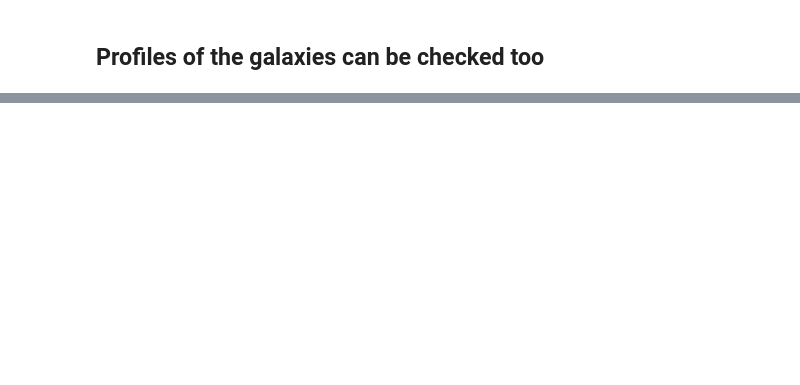
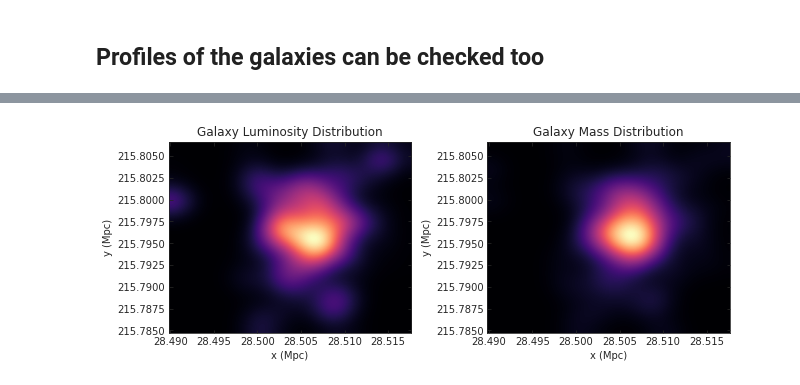
Before and after one commit to nesar/watercolor, a Jupyter notebook: nbs/index.ipynb, the cells around one changed output, grey strips where cells are left out. Drawn from its saved outputs; the diff is of its cells as text; code cells hidden in the pictures; blank space fills up the shorter version.

```diff
--- a/nbs/index.ipynb
+++ b/nbs/index.ipynb
@@ -799,8 +838,8 @@ plt.show()
 from scipy.ndimage import gaussian_filter
 # %%
 def canvas_plot(data,
-                canvas_size = 128,
-                gauss_sigma = 6):
+                canvas_size = 256,
+                gauss_sigma = 16):
 
     # Create a blank canvas
     # size of the canvas for the image
@@ -830,24 +869,26 @@ def canvas_plot(data,
 blurred_canvas_lum = canvas_plot(np.array([x_select, y_select, z_select]).T)
 blurred_canvas_mass = canvas_plot(np.array([x_select, y_select, m_select]).T)
 # %%
-f, a = plt.subplots(1, 2, figsize=(10, 4))
+f, a = plt.subplots(1, 2, figsize=(9, 6))
 cmap_select = 'magma'
 a[0].imshow(blurred_canvas_lum, cmap=cmap_select, origin='lower', extent=[x_select.min(), x_select.max(), y_select.min(), y_select.max()])
 # a[0].colorbar(label='Luminosity (Jansky)')
 a[0].set_title('Galaxy Luminosity Distribution')
 a[0].set_xlabel('x (Mpc)')
 a[0].set_ylabel('y (Mpc)')
 
 
 a[1].imshow(blurred_canvas_mass, cmap=cmap_select, origin='lower', extent=[x_select.min(), x_select.max(), y_select.min(), y_select.max()])
 # a[1].colorbar(label='Mass (Msol)')
 # a[1].scatter(x_scaled, y_scaled, s=1)
 a[1].set_title('Galaxy Mass Distribution')
 a[1].set_xlabel('x (Mpc)')
 a[1].set_ylabel('y (Mpc)')
 
 plt.tight_layout()
 plt.show()
+# %% [output]
+[figure, added]
 # %% [markdown]
 <!-- ### One can also find luminosity profiles for the simulated galaxies -->
 # %% [markdown]
```
Also changed, not shown: parts of 18 cells of this notebook, 10 other files.
